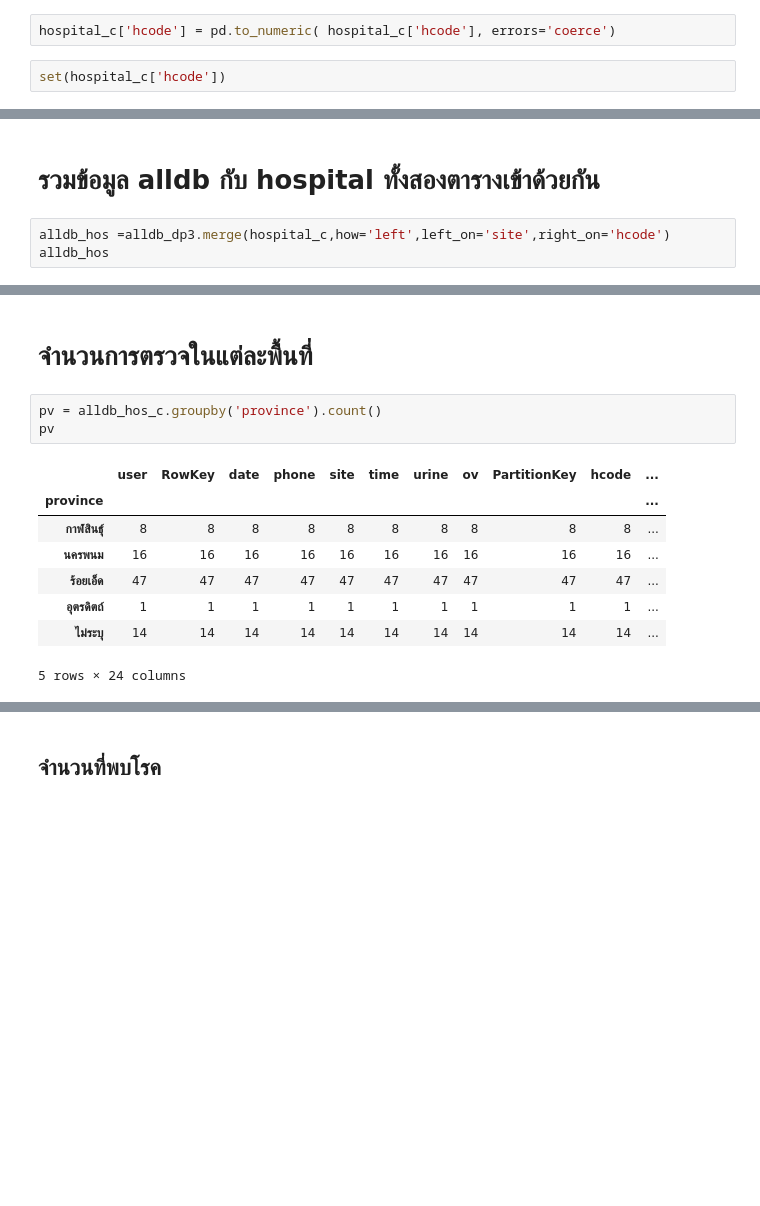
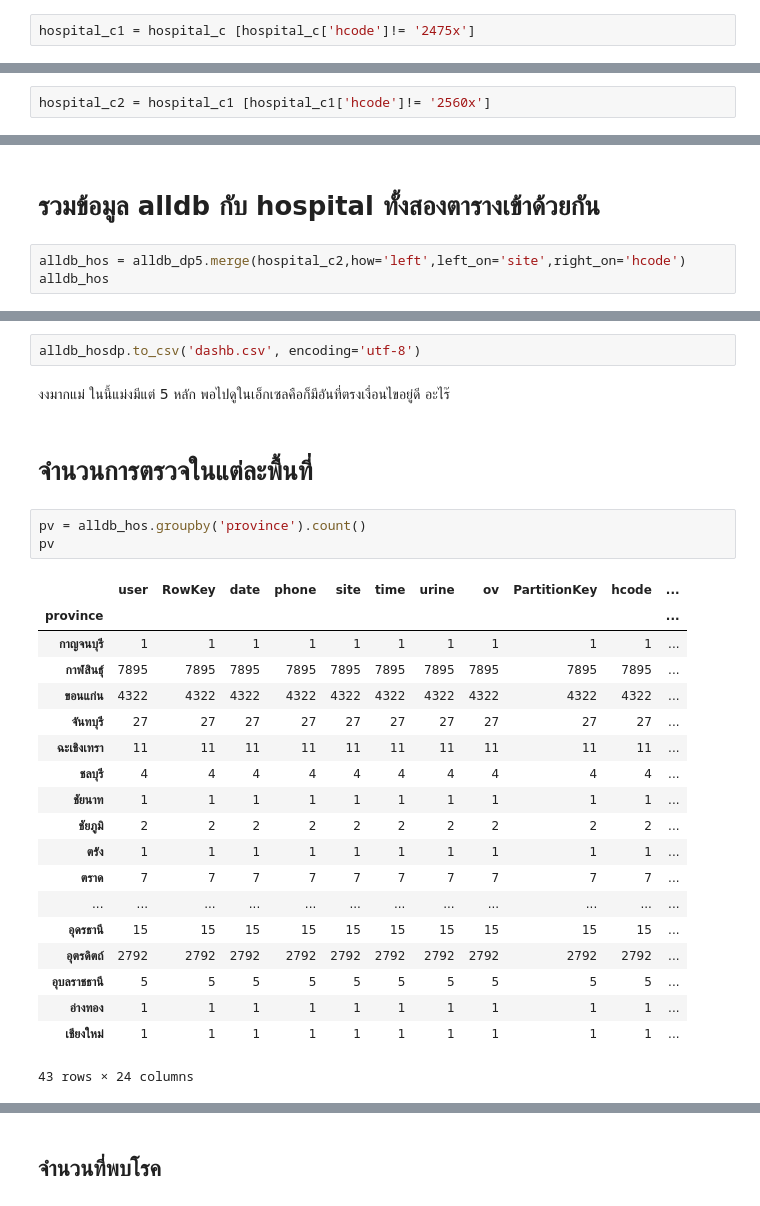
Before and after one commit to Octa-p/data_viz_2022, a Jupyter notebook: Final_Exam.ipynb, the cells around one changed output, grey strips where cells are left out. Cells and saved outputs as stored; diff of their text form; blank space fills up the shorter version.

```diff
--- a/Final_Exam.ipynb
+++ b/Final_Exam.ipynb
@@ -517,7 +470,5 @@ short_english    False
 dtype: bool
 # %% [markdown]
 ## เปลี่ยน hcode ให้เป็น int
-# %%
-hospital_c['hcode'] = pd.to_numeric( hospital_c['hcode'], errors='coerce')
 # %%
-set(hospital_c['hcode'])
+hospital_c1 = hospital_c [hospital_c['hcode']!= '2475x']
@@ -546 +475,3 @@ hospital_c['hcode'] = hospital_c['hcode'].astype(int)
+# %%
+hospital_c2 = hospital_c1 [hospital_c1['hcode']!= '2560x']
 # %%
@@ -582,7 +513,7 @@ hospital_c
 # %% [markdown]
 # รวมข้อมูล alldb กับ hospital ทั้งสองตารางเข้าด้วยกัน
 # %%
-alldb_hos =alldb_dp3.merge(hospital_c,how='left',left_on='site',right_on='hcode')
+alldb_hos = alldb_dp5.merge(hospital_c2,how='left',left_on='site',right_on='hcode')
 alldb_hos
 # %% [output]
 |  | user | RowKey | date | phone | site | time | urine | ov | PartitionKey | hcode | ... |
@@ -706,17 +582,32 @@ alldb_hos_c
+# %%
+alldb_hosdp.to_csv('dashb.csv', encoding='utf-8')
+# %% [markdown]
+งงมากแม่  ในนี้แม่งมีแต่ 5 หลัก พอไปดูในเอ็กเซลคือก็มีอันที่ตรงเงื่อนไขอยู่ดี อะไร๊
 # %% [markdown]
 # จำนวนการตรวจในแต่ละพื้นที่
 # %%
-pv = alldb_hos_c.groupby('province').count()
+pv = alldb_hos.groupby('province').count()
 pv
 # %% [output]
 |  | user | RowKey | date | phone | site | time | urine | ov | PartitionKey | hcode | ... |
 | province |  |  |  |  |  |  |  |  |  |  | ... |
-| กาฬสินธุ์ | 8 | 8 | 8 | 8 | 8 | 8 | 8 | 8 | 8 | 8 | ... |
-| นครพนม | 16 | 16 | 16 | 16 | 16 | 16 | 16 | 16 | 16 | 16 | ... |
-| ร้อยเอ็ด | 47 | 47 | 47 | 47 | 47 | 47 | 47 | 47 | 47 | 47 | ... |
-| อุตรดิตถ์ | 1 | 1 | 1 | 1 | 1 | 1 | 1 | 1 | 1 | 1 | ... |
-| ไม่ระบุ | 14 | 14 | 14 | 14 | 14 | 14 | 14 | 14 | 14 | 14 | ... |
+| กาญจนบุรี | 1 | 1 | 1 | 1 | 1 | 1 | 1 | 1 | 1 | 1 | ... |
+| กาฬสินธุ์ | 7895 | 7895 | 7895 | 7895 | 7895 | 7895 | 7895 | 7895 | 7895 | 7895 | ... |
+| ขอนแก่น | 4322 | 4322 | 4322 | 4322 | 4322 | 4322 | 4322 | 4322 | 4322 | 4322 | ... |
+| จันทบุรี | 27 | 27 | 27 | 27 | 27 | 27 | 27 | 27 | 27 | 27 | ... |
+| ฉะเชิงเทรา | 11 | 11 | 11 | 11 | 11 | 11 | 11 | 11 | 11 | 11 | ... |
+| ชลบุรี | 4 | 4 | 4 | 4 | 4 | 4 | 4 | 4 | 4 | 4 | ... |
+| ชัยนาท | 1 | 1 | 1 | 1 | 1 | 1 | 1 | 1 | 1 | 1 | ... |
+| ชัยภูมิ | 2 | 2 | 2 | 2 | 2 | 2 | 2 | 2 | 2 | 2 | ... |
+| ตรัง | 1 | 1 | 1 | 1 | 1 | 1 | 1 | 1 | 1 | 1 | ... |
+| ตราด | 7 | 7 | 7 | 7 | 7 | 7 | 7 | 7 | 7 | 7 | ... |
+| ... | ... | ... | ... | ... | ... | ... | ... | ... | ... | ... | ... |
+| อุดรธานี | 15 | 15 | 15 | 15 | 15 | 15 | 15 | 15 | 15 | 15 | ... |
+| อุตรดิตถ์ | 2792 | 2792 | 2792 | 2792 | 2792 | 2792 | 2792 | 2792 | 2792 | 2792 | ... |
+| อุบลราชธานี | 5 | 5 | 5 | 5 | 5 | 5 | 5 | 5 | 5 | 5 | ... |
+| อ่างทอง | 1 | 1 | 1 | 1 | 1 | 1 | 1 | 1 | 1 | 1 | ... |
+| เชียงใหม่ | 1 | 1 | 1 | 1 | 1 | 1 | 1 | 1 | 1 | 1 | ... |
-5 rows × 24 columns
+43 rows × 24 columns
 # %%
 pv_c =pv.iloc[:,:1]
 pv_c
```
Also changed, not shown: parts of 94 cells of this notebook.
